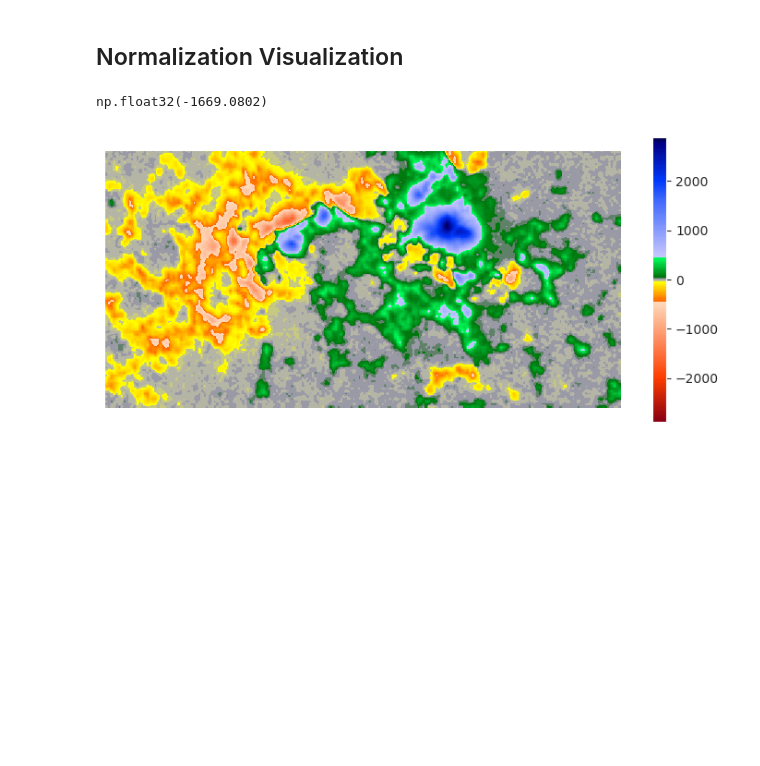
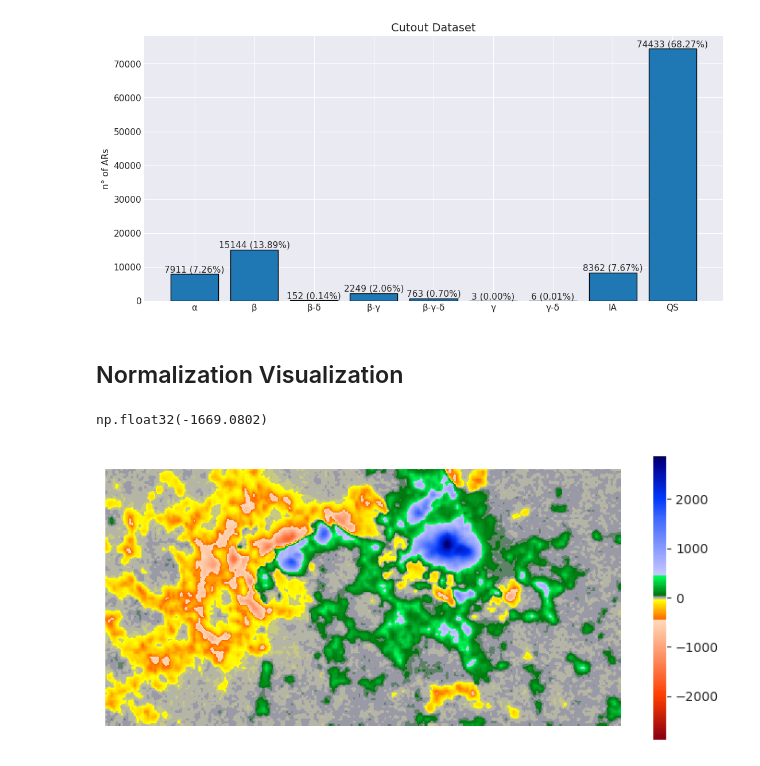
Before and after one commit to edoardolegnaro/ARCCnet, a Jupyter notebook: arccnet/visualisation/EDA_cutouts.ipynb, the cells around one changed output. Cells and saved outputs as stored; diff of their text form; code cells hidden in the pictures; blank space fills up the shorter version.

```diff
--- a/arccnet/visualisation/EDA_cutouts.ipynb
+++ b/arccnet/visualisation/EDA_cutouts.ipynb
@@ -38,7 +38,9 @@ df, AR_df = ut_d.make_dataframe(data_folder, dataset_folder, df_name)
 # %%
 ut_v.make_classes_histogram(
     df['label'],
-    y_off=20, figsz=(13, 6), title='Cutout Dataset', bar_color='#1f77b4', save_path='cutouts_histogram.png', transparent=True)
+    y_off=20, figsz=(13, 6), title='Cutout Dataset', bar_color='#1f77b4')
+# %% [output]
+[figure, added]
 # %% [markdown]
 ## Normalization Visualization
 # %%
```
Also changed, not shown: 4 other files.
